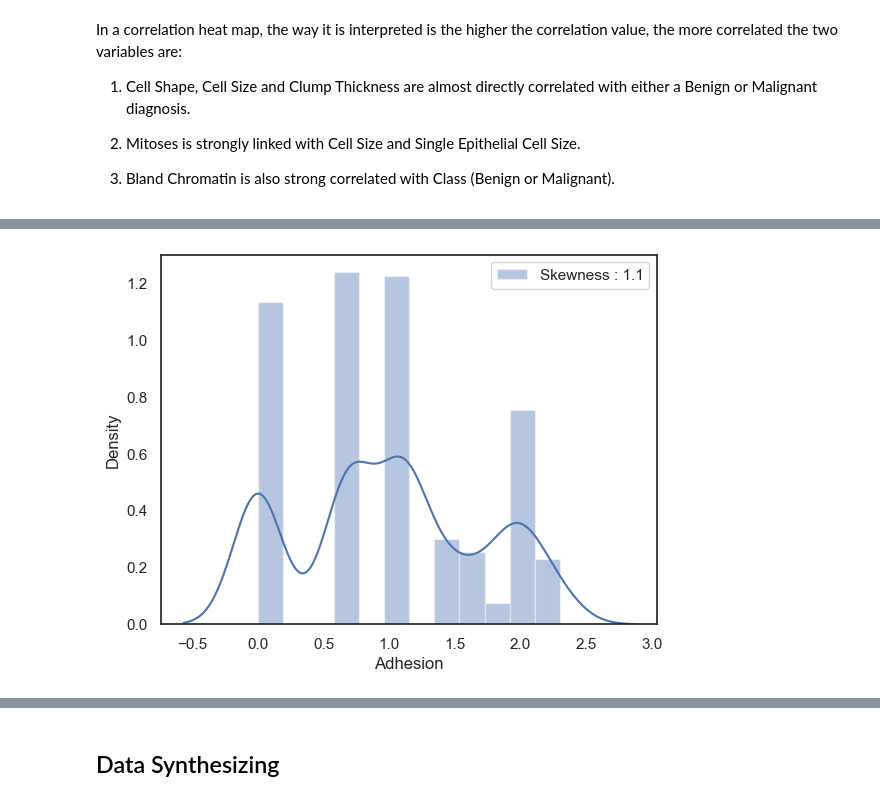
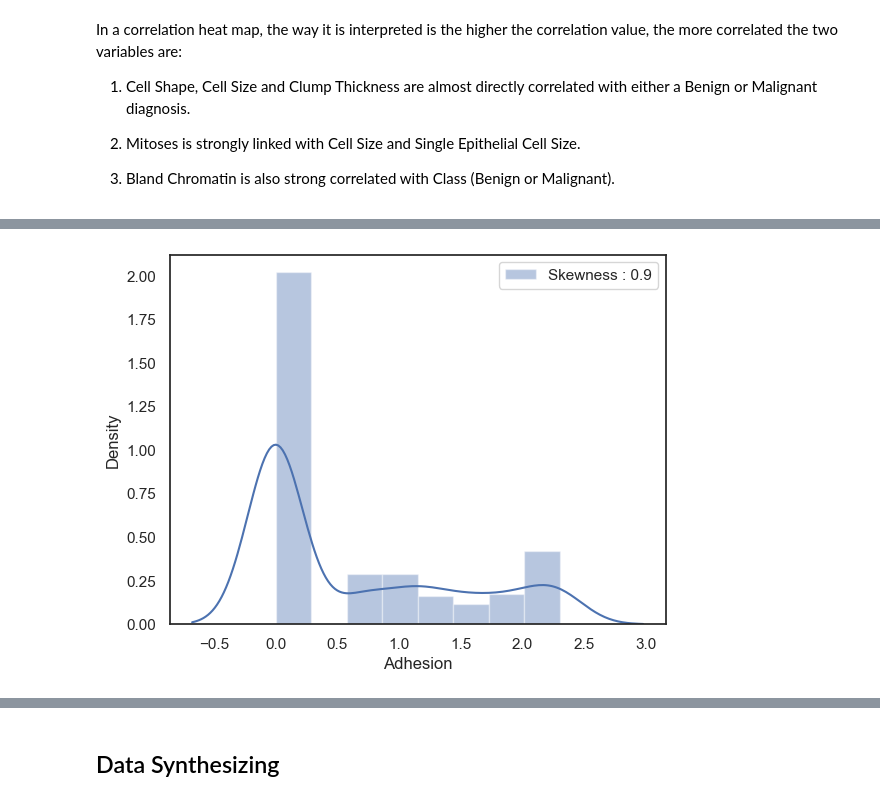
Before and after one commit to SeanE15/Programming_for_data_analysis_II, a Jupyter notebook: Assignment_2_PfDA.ipynb, the cells around one changed output, grey strips where cells are left out. Drawn from its saved outputs; the diff is of its cells as text; code cells hidden in the pictures.

```diff
--- a/Assignment_2_PfDA.ipynb
+++ b/Assignment_2_PfDA.ipynb
@@ -138,0 +135,3 @@ df.head()
+# %%
+# Drop sample number column as the data is not relevant
+df.drop('Sample_Number', axis=1, inplace=True)
@@ -171,6 +208,6 @@ In a correlation heat map, the way it is interpreted is the higher the correlati
 # %%
-df["Adhesion"] = df["Bland_Chromatin"].map(lambda i: np.log(i) if i > 0 else 0)
-plot1 = sns.distplot(df["Adhesion"], color="b", label="Skewness : %.1f"%(df["Bland_Chromatin"].skew()))
+df["Adhesion"] = df["Adhesion"].map(lambda i: np.log(i) if i > 0 else 0)
+plot1 = sns.distplot(df["Adhesion"], color="b", label="Skewness : %.1f"%(df["Adhesion"].skew()))
 plot1 = plot1.legend(loc="best")
 # %% [output]
-[figure, old version]
+[figure, new version]
```
Also changed, not shown: parts of 19 cells of this notebook, 1 other file.
